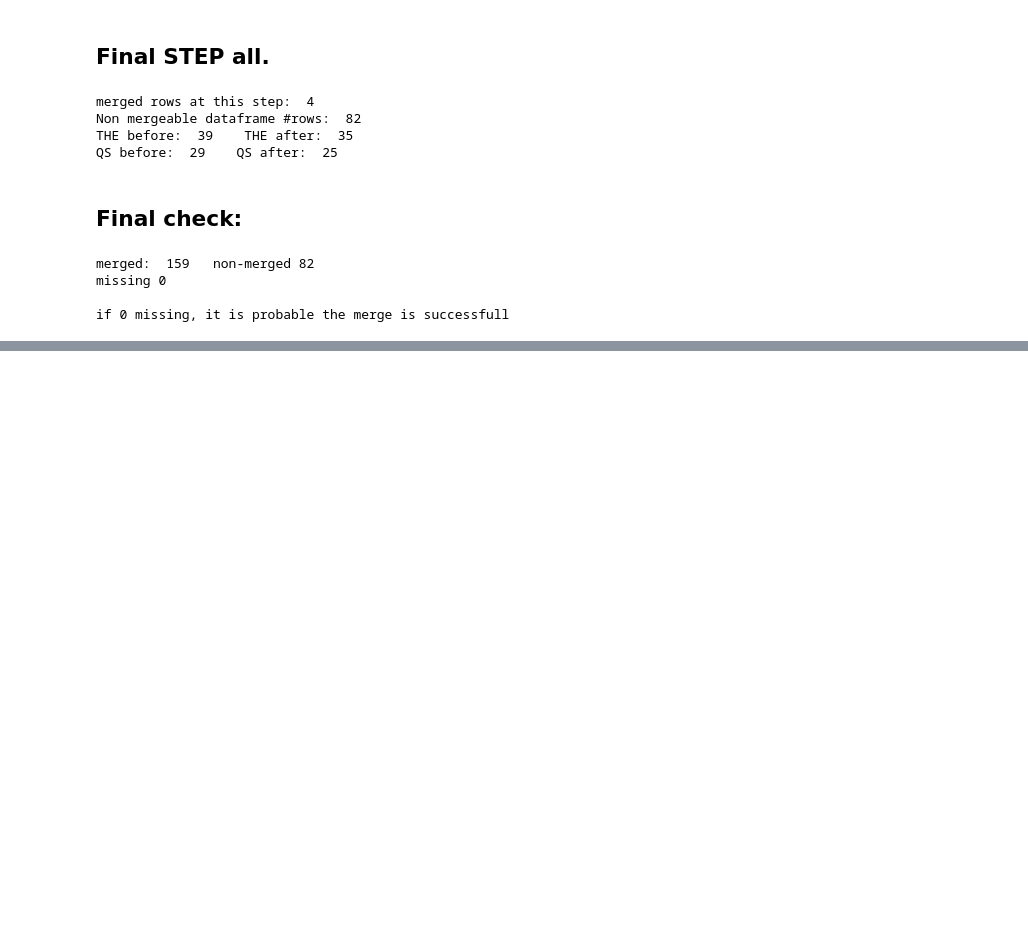
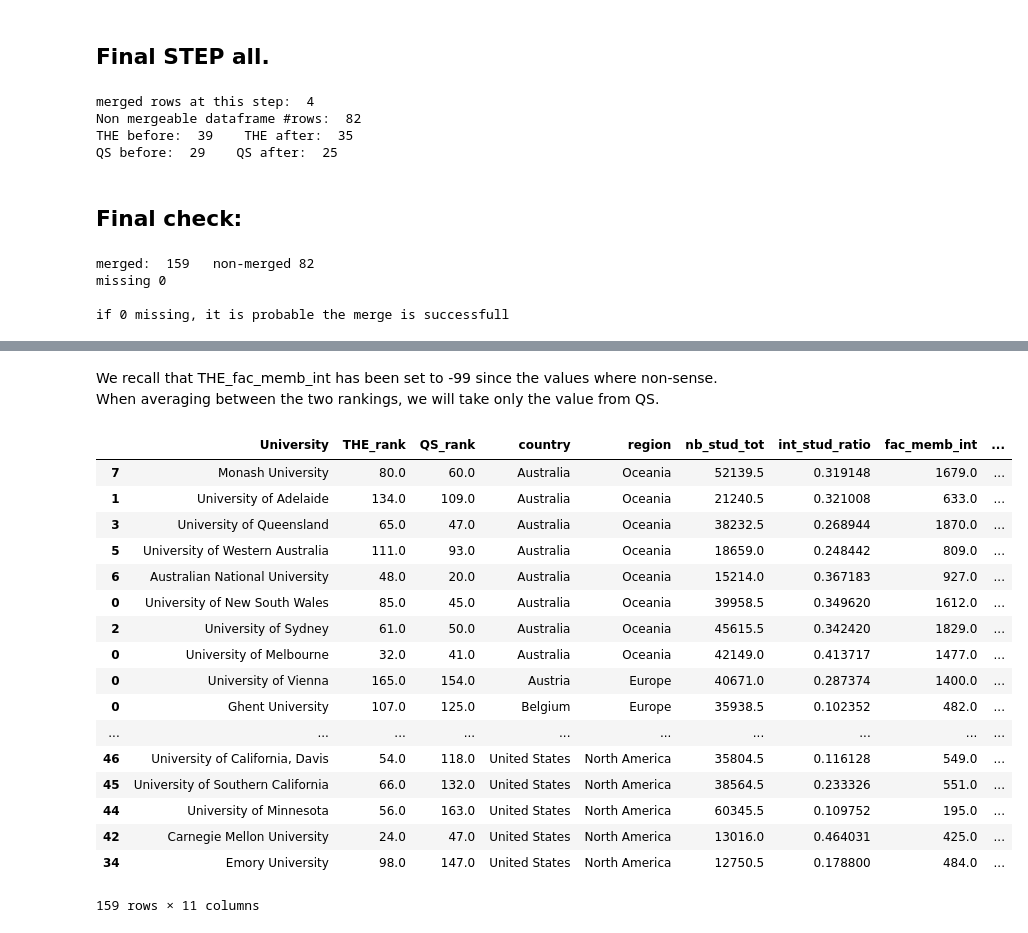
Before and after one commit to LucaZampieri/ADA_homework_LMX, a Jupyter notebook: 02 - Data from the Web/Unique_df_luca_commented.ipynb, the cells around one changed output, grey strips where cells are left out. Cells and saved outputs as stored; diff of their text form; code cells hidden in the pictures; blank space fills up the shorter version.

Commit message:
just implementation of merged avg that is used by martino

```diff
--- a/02 - Data from the Web/Unique_df_luca_commented.ipynb
+++ b/02 - Data from the Web/Unique_df_luca_commented.ipynb
@@ -550,0 +544,51 @@ if 0 missing, it is probable the merge is successfull
+# %%
+merged_df = merged_df_ori.copy()
+
+merged_df = merged_df[['THE_name', 'THE_rank','QS_rank','country','region',\
+                       'THE_nb_stud_tot','QS_nb_stud_tot', 'THE_int_stud_ratio', 'QS_int_stud_ratio',\
+                       'THE_fac_memb_int','QS_fac_memb_int','THE_fac_memb_tot','QS_fac_memb_tot',\
+                       'THE_nb_stud_int','QS_nb_stud_int', 'THE_fac_memb_ratio','QS_fac_memb_ratio']]
+
+merged_df.columns = [['University', 'THE_rank','QS_rank','country','region',\
+                       'THE_nb_stud_tot','QS_nb_stud_tot', 'THE_int_stud_ratio', 'QS_int_stud_ratio',\
+                       'THE_fac_memb_int','QS_fac_memb_int','THE_fac_memb_tot','QS_fac_memb_tot',\
+                       'THE_nb_stud_int','QS_nb_stud_int', 'THE_fac_memb_ratio','QS_fac_memb_ratio']]
+# %% [markdown]
+We recall that THE_fac_memb_int has been set to -99 since the values where non-sense. When averaging between the two rankings, we will take only the value from QS.
+# %%
+# the one with all the info
+merged_df_final = merged_df.copy()
+# the one with averaged info
+merged_df_avg = merged_df.copy()
+# %%
+merged_df_avg['nb_stud_tot'] = (merged_df_avg['THE_nb_stud_tot'] + merged_df_avg['QS_nb_stud_tot'])/2
+merged_df_avg['int_stud_ratio'] = (merged_df_avg['THE_int_stud_ratio'] + merged_df_avg['QS_int_stud_ratio'])/2
+merged_df_avg['fac_memb_int'] = merged_df_avg['QS_fac_memb_int'] # since no fac_member_ratio
+merged_df_avg['fac_memb_tot'] = (merged_df_avg['THE_fac_memb_tot'] + merged_df_avg['QS_fac_memb_tot'])/2
+merged_df_avg['nb_stud_int'] = (merged_df_avg['THE_nb_stud_int'] + merged_df_avg['QS_nb_stud_int'])/2
+merged_df_avg['fac_memb_ratio'] = (merged_df_avg['THE_fac_memb_ratio'] + merged_df_avg['QS_fac_memb_ratio'])/2
+# %%
+merged_df_avg = merged_df_avg[['University', 'THE_rank', 'QS_rank', 'country', 'region',\
+                               'nb_stud_tot', 'int_stud_ratio', 'fac_memb_int', 'fac_memb_tot',\
+                               'nb_stud_int', 'fac_memb_ratio']].sort_values('country')
+# %%
+merged_df_avg
+# %% [output]
+|  | University | THE_rank | QS_rank | country | region | nb_stud_tot | int_stud_ratio | fac_memb_int | ... |
+| 7 | Monash University | 80.0 | 60.0 | Australia | Oceania | 52139.5 | 0.319148 | 1679.0 | ... |
+| 1 | University of Adelaide | 134.0 | 109.0 | Australia | Oceania | 21240.5 | 0.321008 | 633.0 | ... |
+| 3 | University of Queensland | 65.0 | 47.0 | Australia | Oceania | 38232.5 | 0.268944 | 1870.0 | ... |
+| 5 | University of Western Australia | 111.0 | 93.0 | Australia | Oceania | 18659.0 | 0.248442 | 809.0 | ... |
+| 6 | Australian National University | 48.0 | 20.0 | Australia | Oceania | 15214.0 | 0.367183 | 927.0 | ... |
+| 0 | University of New South Wales | 85.0 | 45.0 | Australia | Oceania | 39958.5 | 0.349620 | 1612.0 | ... |
+| 2 | University of Sydney | 61.0 | 50.0 | Australia | Oceania | 45615.5 | 0.342420 | 1829.0 | ... |
+| 0 | University of Melbourne | 32.0 | 41.0 | Australia | Oceania | 42149.0 | 0.413717 | 1477.0 | ... |
+| 0 | University of Vienna | 165.0 | 154.0 | Austria | Europe | 40671.0 | 0.287374 | 1400.0 | ... |
+| 0 | Ghent University | 107.0 | 125.0 | Belgium | Europe | 35938.5 | 0.102352 | 482.0 | ... |
+| ... | ... | ... | ... | ... | ... | ... | ... | ... | ... |
+| 46 | University of California, Davis | 54.0 | 118.0 | United States | North America | 35804.5 | 0.116128 | 549.0 | ... |
+| 45 | University of Southern California | 66.0 | 132.0 | United States | North America | 38564.5 | 0.233326 | 551.0 | ... |
+| 44 | University of Minnesota | 56.0 | 163.0 | United States | North America | 60345.5 | 0.109752 | 195.0 | ... |
+| 42 | Carnegie Mellon University | 24.0 | 47.0 | United States | North America | 13016.0 | 0.464031 | 425.0 | ... |
+| 34 | Emory University | 98.0 | 147.0 | United States | North America | 12750.5 | 0.178800 | 484.0 | ... |
+159 rows × 11 columns
```
Also changed, not shown: parts of 8 cells of this notebook, 1 other file.
